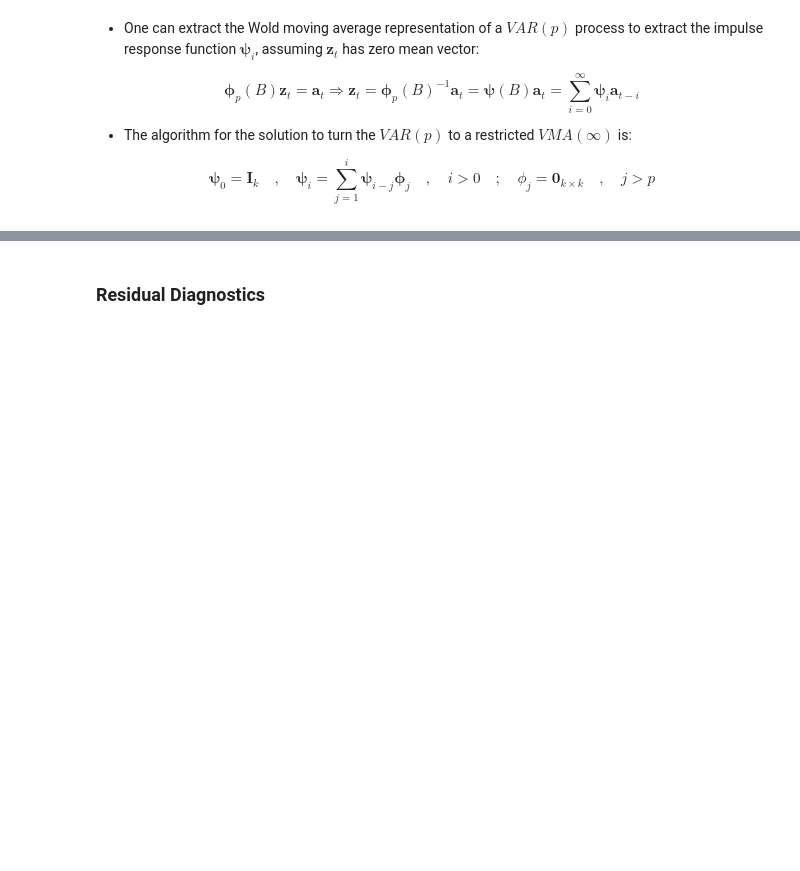
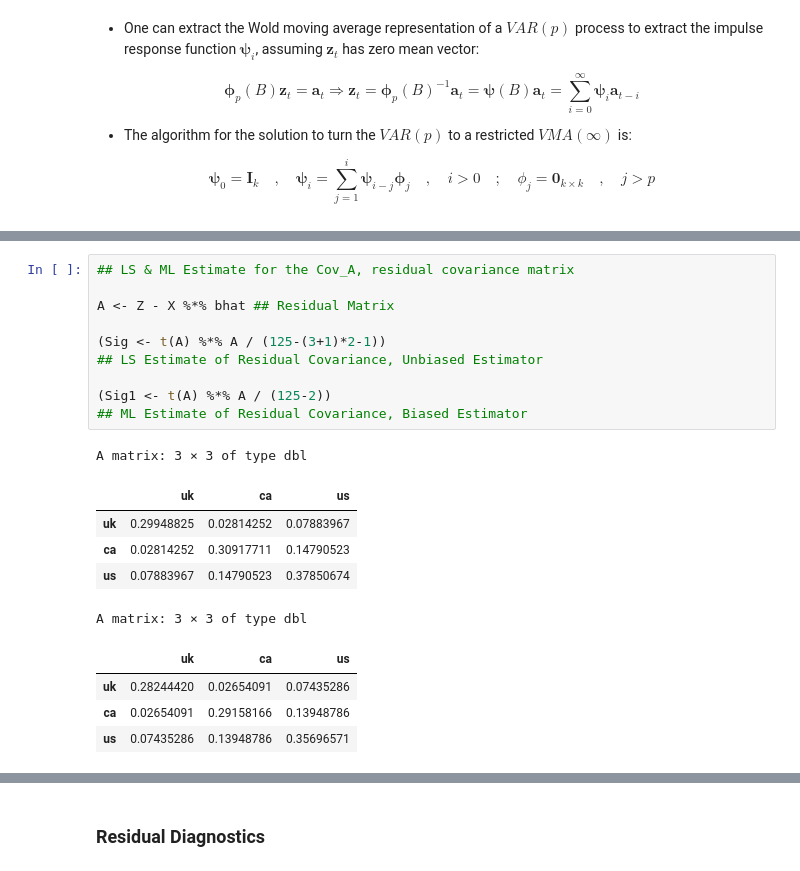
Before and after one commit to pacayton/Stat_268_Advanced_Time_Series_Analysis, a Jupyter notebook: Stat_268_Week_5_Multivariate_Time_Series_Analysis_Part_1.ipynb, the cells around one changed output, grey strips where cells are left out. Drawn from its saved outputs; the diff is of its cells as text; blank space fills up the shorter version.

```diff
--- a/Stat_268_Week_5_Multivariate_Time_Series_Analysis_Part_1.ipynb
+++ b/Stat_268_Week_5_Multivariate_Time_Series_Analysis_Part_1.ipynb
@@ -421,0 +564,21 @@ To facilita
+# %%
+## LS & ML Estimate for the Cov_A, residual covariance matrix
+
+A <- Z - X %*% bhat ## Residual Matrix
+
+(Sig <- t(A) %*% A / (125-(3+1)*2-1))
+## LS Estimate of Residual Covariance, Unbiased Estimator
+
+(Sig1 <- t(A) %*% A / (125-2))
+## ML Estimate of Residual Covariance, Biased Estimator
+# %% [output]
+A matrix: 3 × 3 of type dbl
+|  | uk | ca | us |
+| uk | 0.29948825 | 0.02814252 | 0.07883967 |
+| ca | 0.02814252 | 0.30917711 | 0.14790523 |
+| us | 0.07883967 | 0.14790523 | 0.37850674 |
+A matrix: 3 × 3 of type dbl
+|  | uk | ca | us |
+| uk | 0.28244420 | 0.02654091 | 0.07435286 |
+| ca | 0.02654091 | 0.29158166 | 0.13948786 |
+| us | 0.07435286 | 0.13948786 | 0.35696571 |
```
Also changed, not shown: parts of 15 cells of this notebook.
